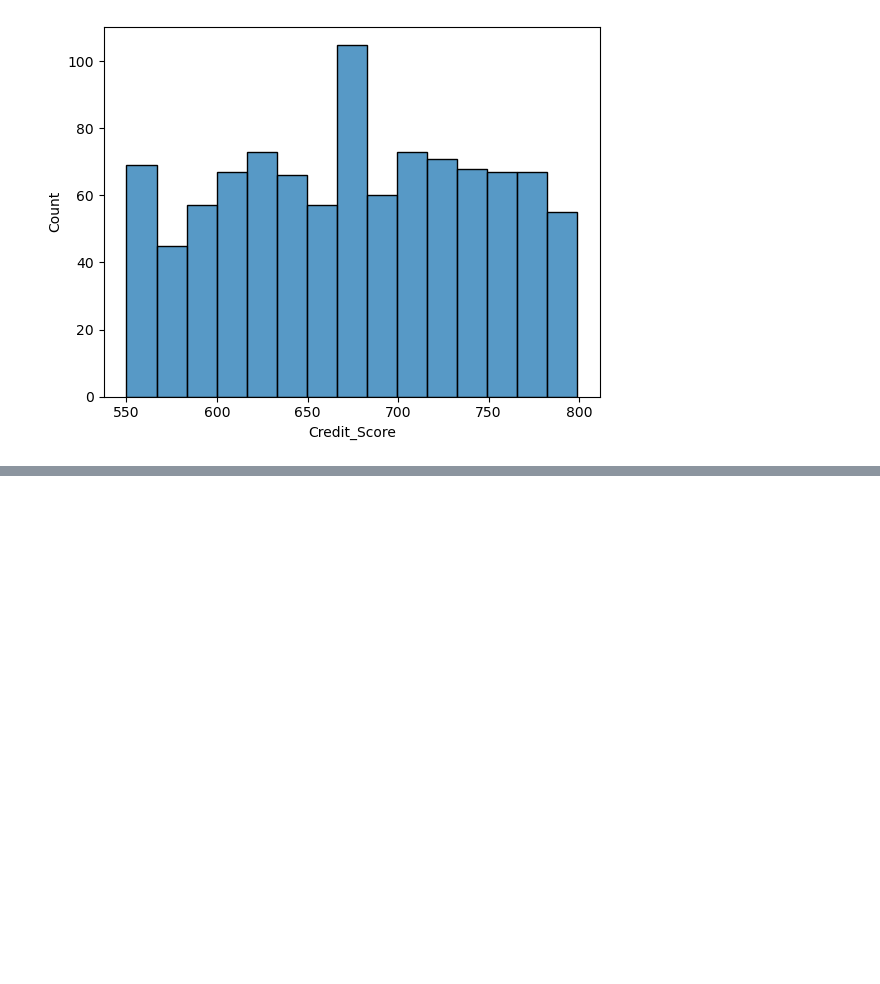
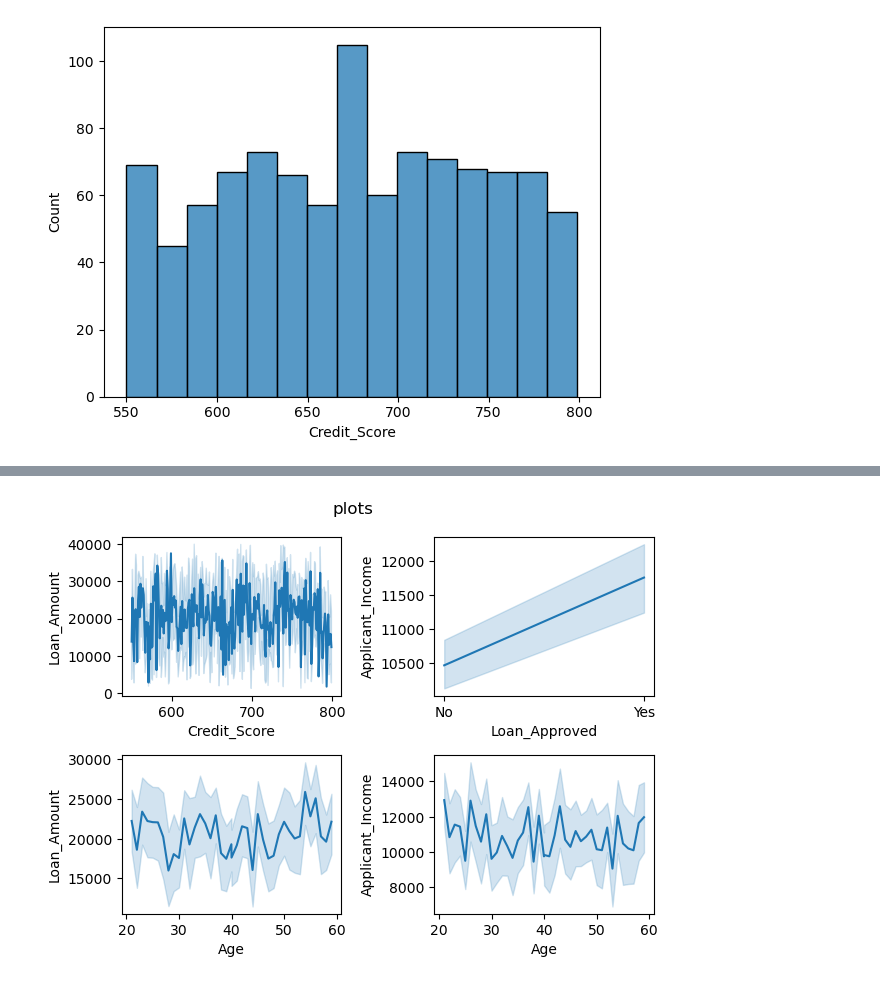
Before and after one commit to prajwalk990/CreditWise-Loan-System, a Jupyter notebook: Minor_project.ipynb, the cells around one changed output, grey strips where cells are left out. Drawn from its saved outputs; the diff is of its cells as text; code cells hidden in the pictures; blank space fills up the shorter version.

```diff
--- a/Minor_project.ipynb
+++ b/Minor_project.ipynb
@@ -226,0 +253,11 @@ sns.histplot(
+# %%
+fig ,axes = plt.subplots(2,2)
+sns.lineplot(ax = axes[0,0] ,data = df , x ="Credit_Score", y ="Loan_Amount" )
+sns.lineplot(ax = axes[0,1] ,data = df , y="Applicant_Income", x="Loan_Approved" )
+sns.lineplot(ax = axes[1,0] ,data = df , x ="Age", y ="Loan_Amount" )
+sns.lineplot(ax = axes[1,1] ,data = df , x ="Age", y ="Applicant_Income" )
+
+plt.suptitle("plots")
+plt.tight_layout()
+# %% [output]
+[figure, added]
```
Also changed, not shown: parts of 10 cells of this notebook.
